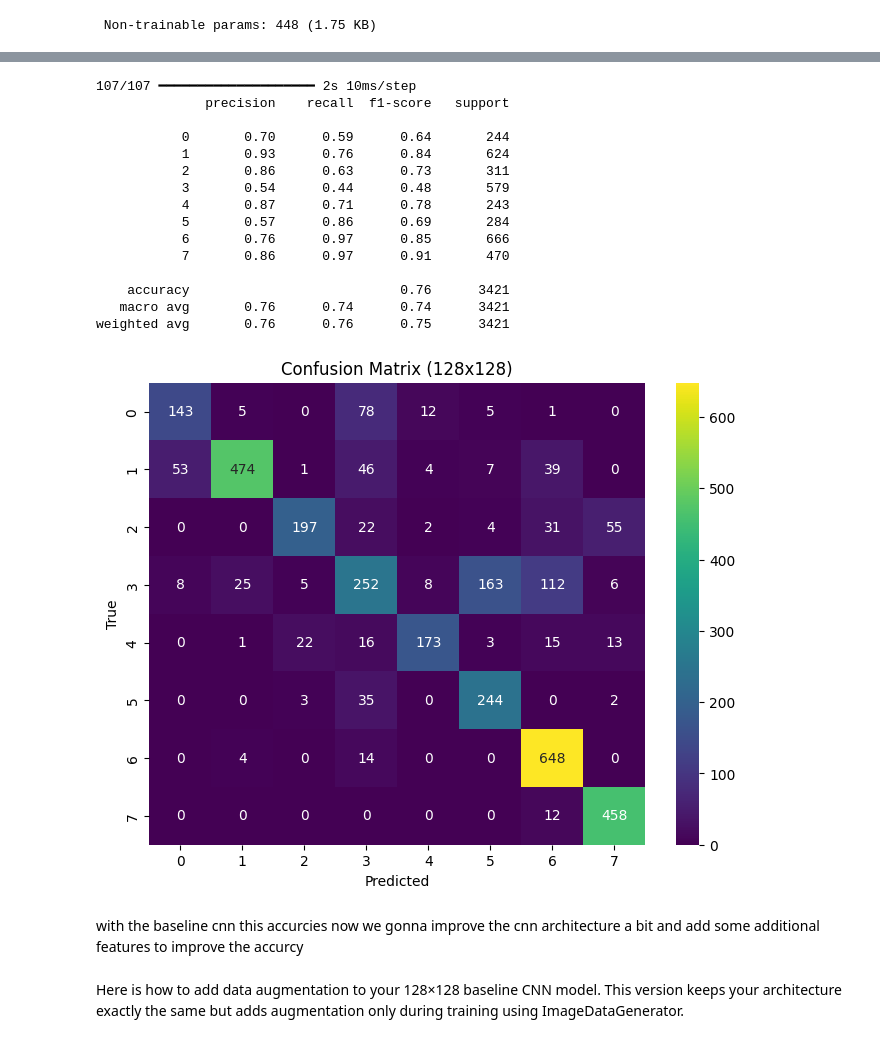
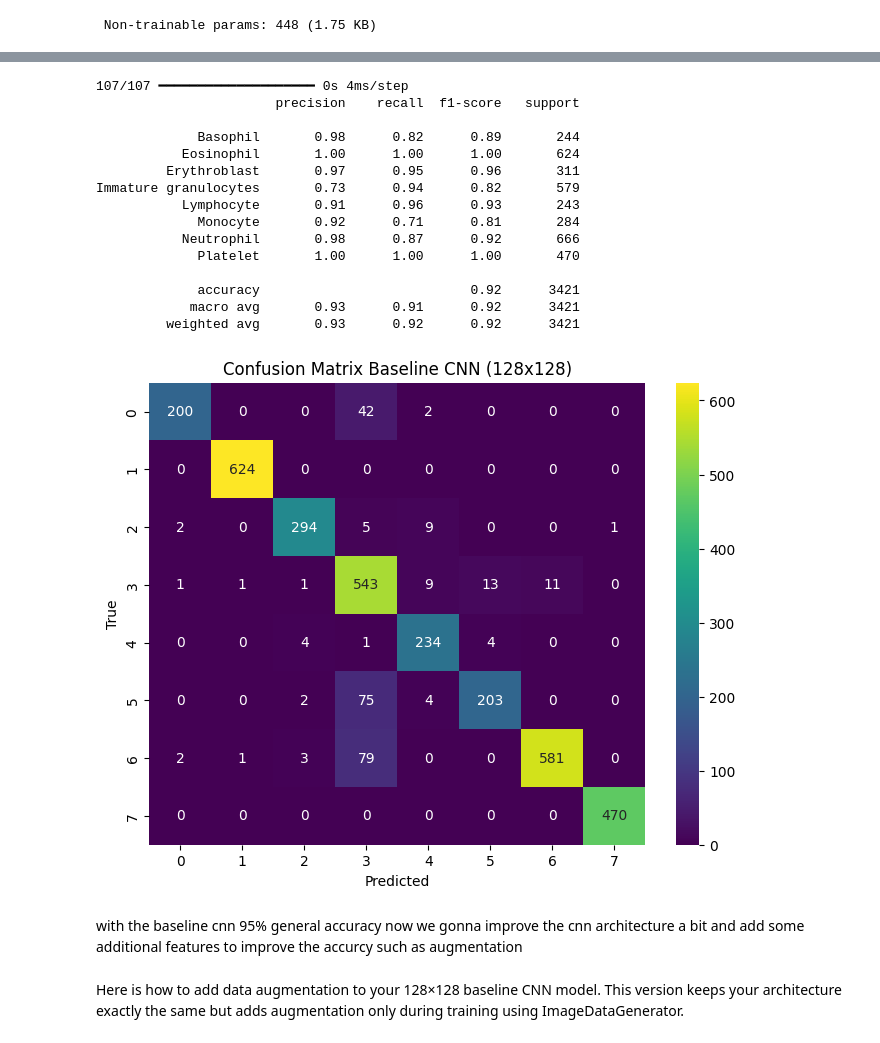
Before and after one commit to isikaykarakus/BloodMNIST_C4, a Jupyter notebook: Isikay_Karakus_C4.ipynb, the cells around one changed output, grey strips where cells are left out. Saved outputs shown, nothing was run; the diff lists cells and outputs as text; code cells hidden in the pictures.

```diff
--- a/Isikay_Karakus_C4.ipynb
+++ b/Isikay_Karakus_C4.ipynb
@@ -165,9 +223,9 @@ def build_baseline_cnn(input_shape=(64, 64, 3), num_classes=8):
     ])
     return model
 
-model = build_baseline_cnn()
-model.compile(optimizer='adam', loss='sparse_categorical_crossentropy', metrics=['accuracy'])
-model.summary()
+model_baseline_64 = build_baseline_cnn()
+model_baseline_64.compile(optimizer='adam', loss='sparse_categorical_crossentropy', metrics=['accuracy'])
+model_baseline_64.summary()
 # %% [output]
 Model: "sequential"
 ┏━━━━━━━━━━━━━━━━━━━━━━━━━━━━━━━━━┳━━━━━━━━━━━━━━━━━━━━━━━━┳━━━━━━━━━━━━━━━┓
@@ -195,10 +253,10 @@ Model: "sequential"
 # %%
 early_stop = callbacks.EarlyStopping(patience=5, restore_best_weights=True)
 
-history = model.fit(
+history_baseline_64 = model_baseline_64.fit(
     X_train_64, y_train_64,
     validation_data=(X_val_64, y_val_64),
-    epochs=30,
+    epochs=40,
     batch_size=64,
     callbacks=[early_stop]
 )
@@ -340,9 +532,9 @@ def build_baseline_cnn(input_shape=(128, 128, 3), num_classes=8):
     ])
     return model
 
-model_128 = build_baseline_cnn()
-model_128.compile(optimizer='adam', loss='sparse_categorical_crossentropy', metrics=['accuracy'])
-model_128.summary()
+model_baseline_128 = build_baseline_cnn()
+model_baseline_128.compile(optimizer='adam', loss='sparse_categorical_crossentropy', metrics=['accuracy'])
+model_baseline_128.summary()
 # %% [output]
 Model: "sequential_1"
 ┏━━━━━━━━━━━━━━━━━━━━━━━━━━━━━━━━━┳━━━━━━━━━━━━━━━━━━━━━━━━┳━━━━━━━━━━━━━━━┓
@@ -370,10 +562,10 @@ from tensorflow.keras.callbacks import EarlyStopping
 
 early_stop = EarlyStopping(patience=5, restore_best_weights=True)
 
-history_128 = model_128.fit(
+history_baseline_128 = model_baseline_128.fit(
     X_train_128, y_train_128,
     validation_data=(X_val_128, y_val_128),
-    epochs=30,
+    epochs=40,
     batch_size=64,
     callbacks=[early_stop]
 )
@@ -424,36 +612,37 @@ Test Accuracy: 0.7568
 # %%
 from sklearn.metrics import classification_report, confusion_matrix
 import seaborn as sns
 
-y_pred_128 = model_128.predict(X_test_128).argmax(axis=1)
-print(classification_report(y_test_128, y_pred_128))
+y_pred_baseline_128 = model_baseline_128.predict(X_test_128).argmax(axis=1)
+print(classification_report(y_test_128, y_pred_baseline_128, target_names=list(label_map.values())))
 
-conf_matrix_128 = confusion_matrix(y_test_128, y_pred_128)
+
+conf_matrix_baseline_128 = confusion_matrix(y_test_128, y_pred_baseline_128)
 plt.figure(figsize=(8, 6))
-sns.heatmap(conf_matrix_128, annot=True, fmt="d", cmap="viridis")
-plt.title("Confusion Matrix (128x128)")
+sns.heatmap(conf_matrix_baseline_128, annot=True, fmt="d", cmap="viridis")
+plt.title("Confusion Matrix Baseline CNN (128x128)")
 plt.xlabel("Predicted")
 plt.ylabel("True")
 plt.show()
 # %% [output]
-107/107 ━━━━━━━━━━━━━━━━━━━━ 2s 10ms/step
-              precision    recall  f1-score   support
+107/107 ━━━━━━━━━━━━━━━━━━━━ 0s 4ms/step
+                       precision    recall  f1-score   support
 
-           0       0.70      0.59      0.64       244
-           1       0.93      0.76      0.84       624
-           2       0.86      0.63      0.73       311
-           3       0.54      0.44      0.48       579
-           4       0.87      0.71      0.78       243
-           5       0.57      0.86      0.69       284
-           6       0.76      0.97      0.85       666
-           7       0.86      0.97      0.91       470
+             Basophil       0.98      0.82      0.89       244
+           Eosinophil       1.00      1.00      1.00       624
+         Erythroblast       0.97      0.95      0.96       311
+Immature granulocytes       0.73      0.94      0.82       579
+           Lymphocyte       0.91      0.96      0.93       243
+             Monocyte       0.92      0.71      0.81       284
+           Neutrophil       0.98      0.87      0.92       666
+             Platelet       1.00      1.00      1.00       470
 
-    accuracy                           0.76      3421
-   macro avg       0.76      0.74      0.74      3421
-weighted avg       0.76      0.76      0.75      3421
+             accuracy                           0.92      3421
+            macro avg       0.93      0.91      0.92      3421
+         weighted avg       0.93      0.92      0.92      3421
-[figure, old version]
+[figure, new version]
 # %% [markdown]
-with the baseline cnn this accurcies now we gonna improve the cnn architecture a bit and add some additional features to improve the accurcy
+with the baseline cnn 95% general accuracy now we gonna improve the cnn architecture a bit and add some additional features to improve the accurcy such as augmentation
 # %% [markdown]
 Here is how to add data augmentation to your 128×128 baseline CNN model. This version keeps your architecture exactly the same but adds augmentation only during training using ImageDataGenerator.
 # %%
```
Also changed, not shown: parts of 82 cells of this notebook.
